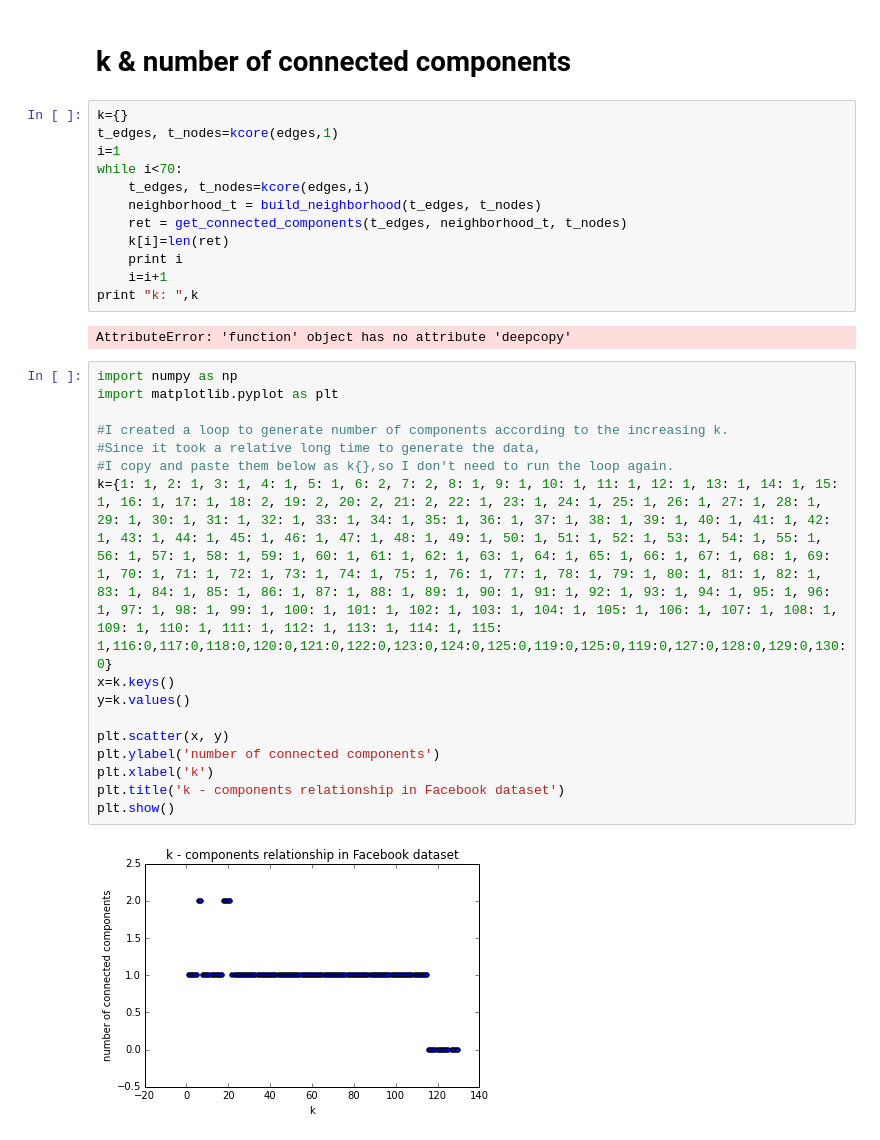
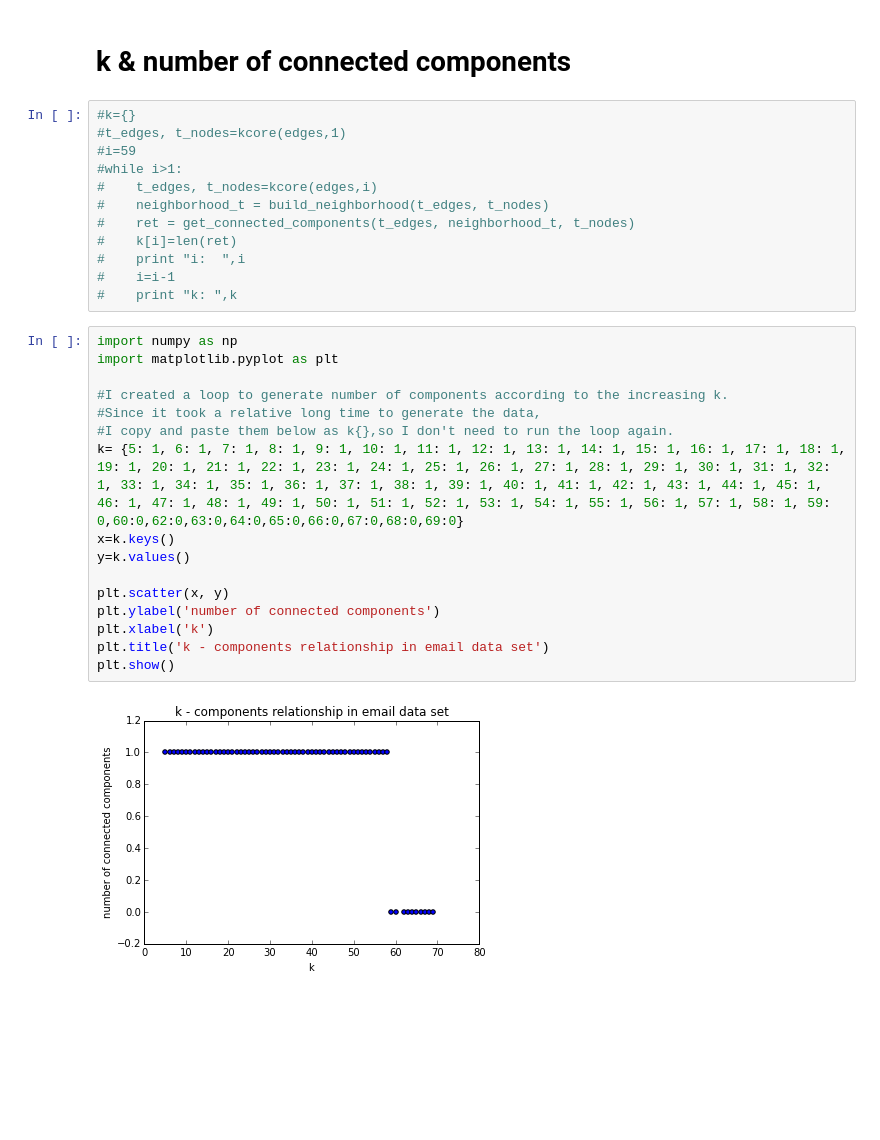
Before and after one commit to MoMoMoM/byte6-network, a Jupyter notebook: Downloads/data-master-2/Assignments/networks-byte6/byte6-email.ipynb, the cells around one changed output. Saved outputs shown, nothing was run; the diff lists cells and outputs as text; blank space fills up the shorter version.

```diff
--- a/Downloads/data-master-2/Assignments/networks-byte6/byte6-email.ipynb
+++ b/Downloads/data-master-2/Assignments/networks-byte6/byte6-email.ipynb
@@ -374,34 +381,32 @@ show()
 # %% [markdown]
 # k & number of connected components
 # %%
-k={}
-t_edges, t_nodes=kcore(edges,1)
-i=1
-while i<70:
-    t_edges, t_nodes=kcore(edges,i)
-    neighborhood_t = build_neighborhood(t_edges, t_nodes)
-    ret = get_connected_components(t_edges, neighborhood_t, t_nodes)
-    k[i]=len(ret)
-    print i
-    i=i+1
-print "k: ",k
+#k={}
+#t_edges, t_nodes=kcore(edges,1)
+#i=59
+#while i>1:
+#    t_edges, t_nodes=kcore(edges,i)
+#    neighborhood_t = build_neighborhood(t_edges, t_nodes)
+#    ret = get_connected_components(t_edges, neighborhood_t, t_nodes)
+#    k[i]=len(ret)
+#    print "i:  ",i
+#    i=i-1
+#    print "k: ",k
-# %% [output]
-AttributeError: 'function' object has no attribute 'deepcopy'
 # %%
 import numpy as np
 import matplotlib.pyplot as plt
 
 #I created a loop to generate number of components according to the increasing k.
 #Since it took a relative long time to generate the data,
 #I copy and paste them below as k{},so I don't need to run the loop again.
-k={1: 1, 2: 1, 3: 1, 4: 1, 5: 1, 6: 2, 7: 2, 8: 1, 9: 1, 10: 1, 11: 1, 12: 1, 13: 1, 14: 1, 15: 1, 16: 1, 17: 1, 18: 2, 19: 2, 20: 2, 21: 2, 22: 1, 23: 1, 24: 1, 25: 1, 26: 1, 27: 1, 28: 1, 29: 1, 30: 1, 31: 1, 32: 1, 33: 1, 34: 1, 35: 1, 36: 1, 37: 1, 38: 1, 39: 1, 40: 1, 41: 1, 42: 1, 43: 1, 44: 1, 45: 1, 46: 1, 47: 1, 48: 1, 49: 1, 50: 1, 51: 1, 52: 1, 53: 1, 54: 1, 55: 1, 56: 1, 57: 1, 58: 1, 59: 1, 60: 1, 61: 1, 62: 1, 63: 1, 64: 1, 65: 1, 66: 1, 67: 1, 68: 1, 69: 1, 70: 1, 71: 1, 72: 1, 73: 1, 74: 1, 75: 1, 76: 1, 77: 1, 78: 1, 79: 1, 80: 1, 81: 1, 82: 1, 83: 1, 84: 1, 85: 1, 86: 1, 87: 1, 88: 1, 89: 1, 90: 1, 91: 1, 92: 1, 93: 1, 94: 1, 95: 1, 96: 1, 97: 1, 98: 1, 99: 1, 100: 1, 101: 1, 102: 1, 103: 1, 104: 1, 105: 1, 106: 1, 107: 1, 108: 1, 109: 1, 110: 1, 111: 1, 112: 1, 113: 1, 114: 1, 115: 1,116:0,117:0,118:0,120:0,121:0,122:0,123:0,124:0,125:0,119:0,125:0,119:0,127:0,128:0,129:0,130:0}
+k= {5: 1, 6: 1, 7: 1, 8: 1, 9: 1, 10: 1, 11: 1, 12: 1, 13: 1, 14: 1, 15: 1, 16: 1, 17: 1, 18: 1, 19: 1, 20: 1, 21: 1, 22: 1, 23: 1, 24: 1, 25: 1, 26: 1, 27: 1, 28: 1, 29: 1, 30: 1, 31: 1, 32: 1, 33: 1, 34: 1, 35: 1, 36: 1, 37: 1, 38: 1, 39: 1, 40: 1, 41: 1, 42: 1, 43: 1, 44: 1, 45: 1, 46: 1, 47: 1, 48: 1, 49: 1, 50: 1, 51: 1, 52: 1, 53: 1, 54: 1, 55: 1, 56: 1, 57: 1, 58: 1, 59: 0,60:0,62:0,63:0,64:0,65:0,66:0,67:0,68:0,69:0}
 x=k.keys()
 y=k.values()
 
 plt.scatter(x, y)
 plt.ylabel('number of connected components')
 plt.xlabel('k')
-plt.title('k - components relationship in Facebook dataset')
+plt.title('k - components relationship in email data set')
 plt.show()
 # %% [output]
-[figure, old version]
+[figure, new version]
```
Also changed, not shown: parts of 4 cells of this notebook, 2 other files.
